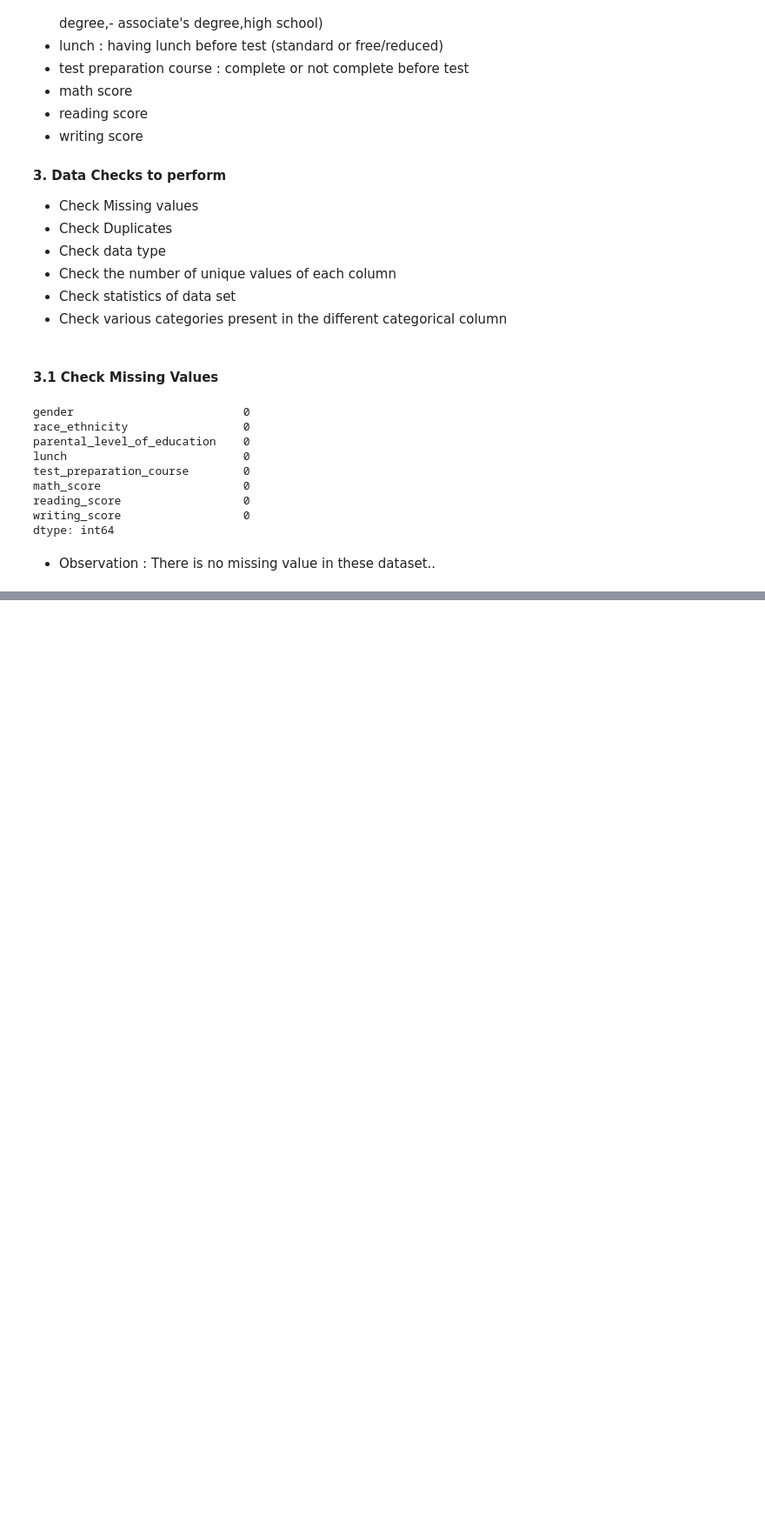
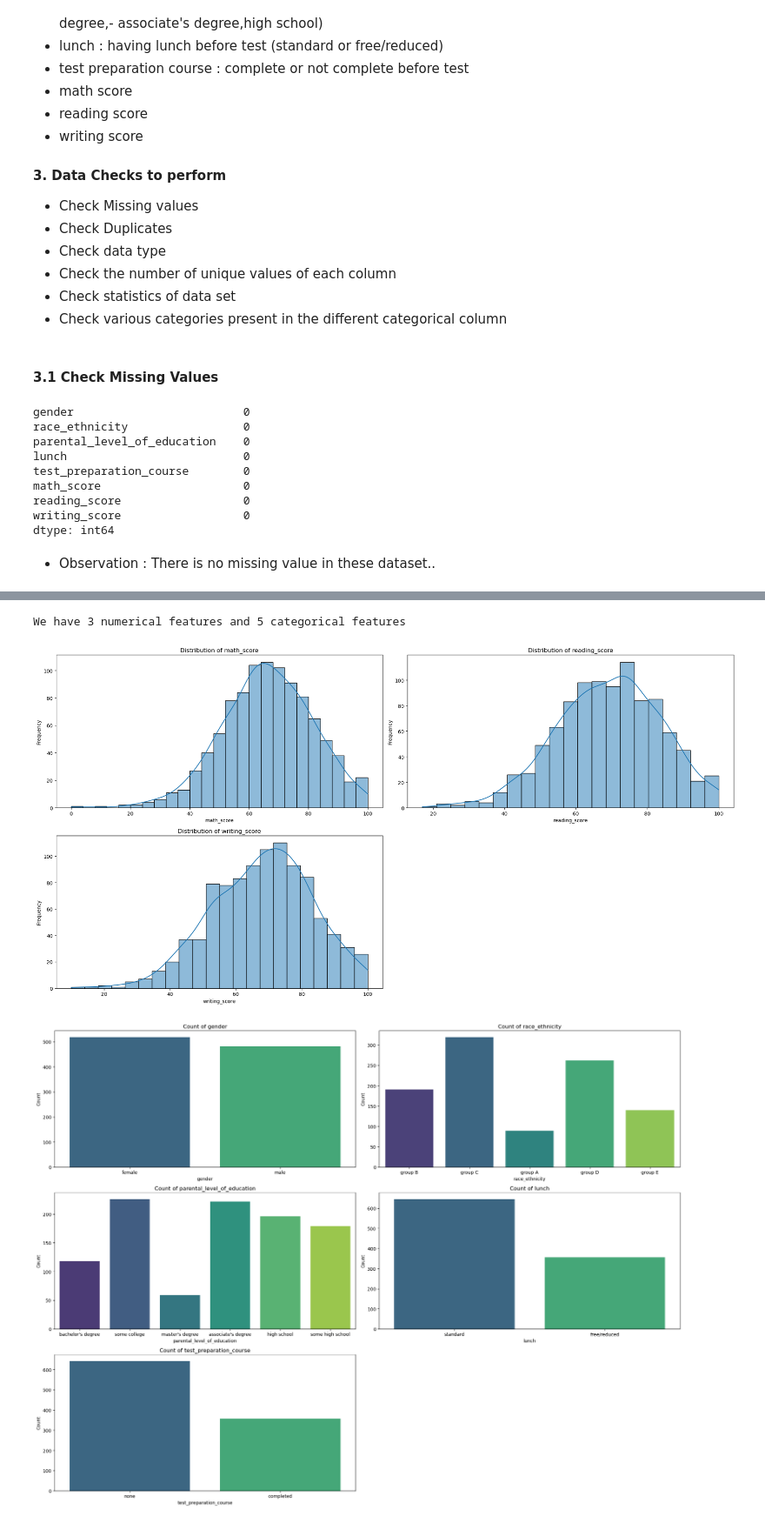
Before and after one commit to TechWithAkash/ML-Projects, a Jupyter notebook: notebook/EDA STUDENT PERFORMANCE.ipynb, the cells around one changed output, grey strips where cells are left out. Shown at 87% size. Drawn from its saved outputs; the diff is of its cells as text; code cells hidden in the pictures; blank space fills up the shorter version.

```diff
--- a/notebook/EDA STUDENT PERFORMANCE.ipynb
+++ b/notebook/EDA STUDENT PERFORMANCE.ipynb
@@ -90,0 +200,37 @@ dtype: int64
+# %%
+# Define numerical and categorical columns
+numeric_features = [feature for feature in df.columns if df[feature].dtype != 'O']
+categorical_features = [feature for feature in df.columns if df[feature].dtype == 'O']
+
+print('We have {} numerical features and {} categorical features'.format(len(numeric_features), len(categorical_features)))
+# %% [output]
+We have 3 numerical features and 5 categorical features
+# %%
+# Define numerical and categorical columns
+numeric_features = [feature for feature in df.columns if df[feature].dtype != 'O']
+categorical_features = [feature for feature in df.columns if df[feature].dtype == 'O']
+
+# Plotting numerical features
+plt.figure(figsize=(20, 15))
+for i, feature in enumerate(numeric_features):
+    plt.subplot(3, 2, i + 1)
+    sns.histplot(df[feature], kde=True)
+    plt.title(f'Distribution of {feature}')
+    plt.xlabel(feature)
+    plt.ylabel('Frequency')
+plt.tight_layout()
+plt.show()
+
+# Plotting categorical features
+plt.figure(figsize=(20, 15))
+for i, feature in enumerate(categorical_features):
+    plt.subplot(3, 2, i + 1)
+    sns.countplot(x=df[feature], palette='viridis')
+    plt.title(f'Count of {feature}')
+    plt.xlabel(feature)
+    plt.ylabel('Count')
+plt.tight_layout()
+plt.show()
+# %% [output]
+[figure, added]
+[figure, added]
```
Also changed, not shown: parts of 29 cells of this notebook, 5 other files.
